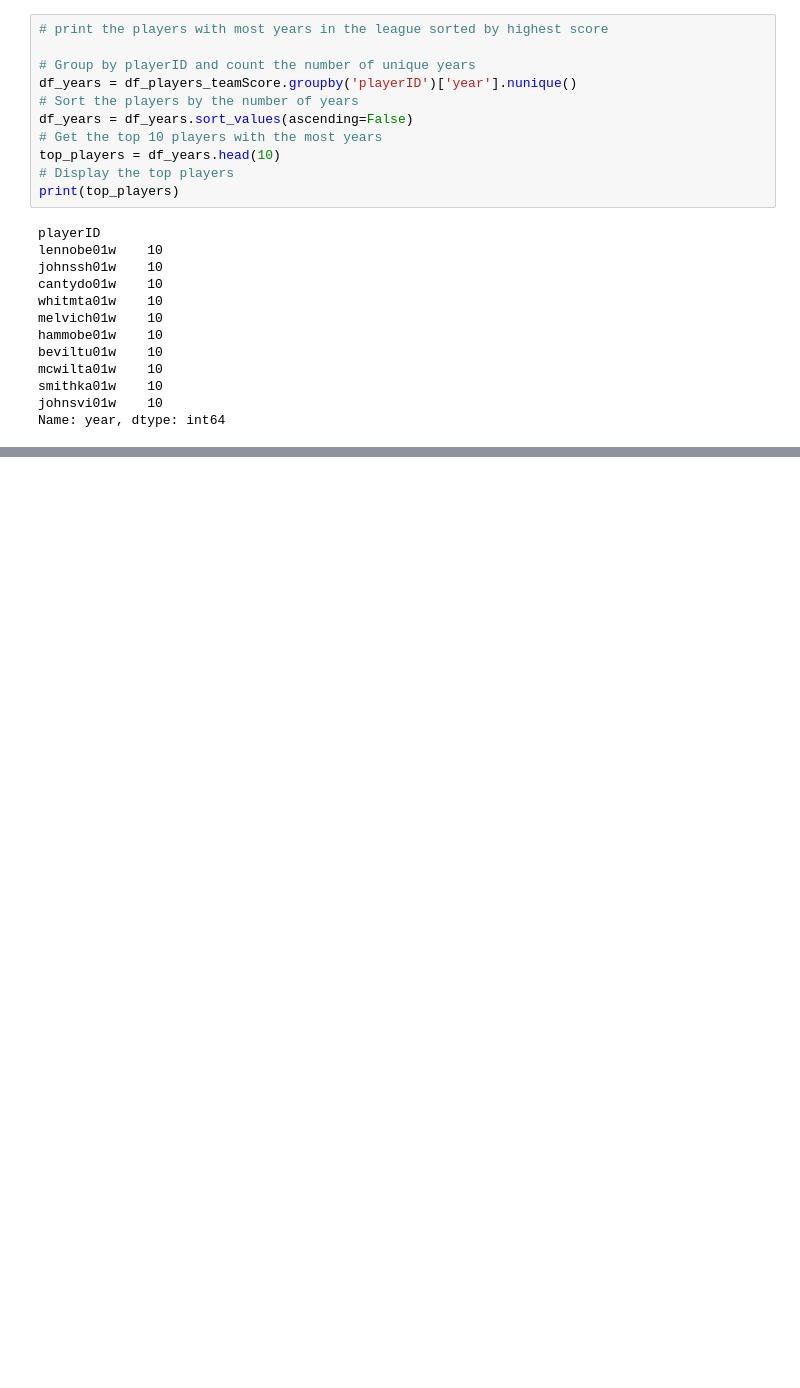
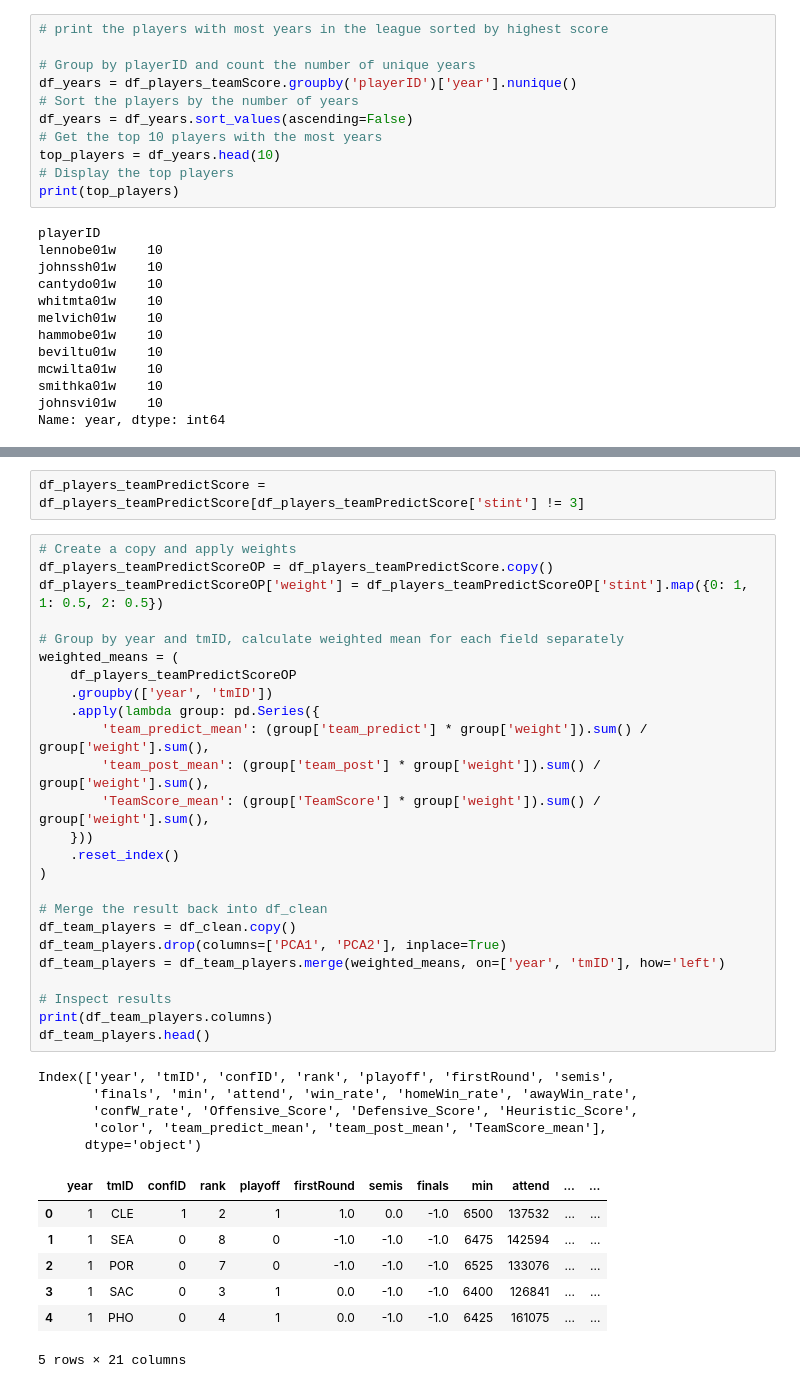
Before and after one commit to marisaazevedo/WNBA_playoffs_qualification_Predictor, a Jupyter notebook: data_treatment.ipynb, the cells around one changed output, grey strips where cells are left out. Cells and saved outputs as stored; diff of their text form; blank space fills up the shorter version.

```diff
--- a/data_treatment.ipynb
+++ b/data_treatment.ipynb
@@ -449,0 +582,40 @@ Name: year, dtype: int64
+# %%
+df_players_teamPredictScore = df_players_teamPredictScore[df_players_teamPredictScore['stint'] != 3]
+# %%
+# Create a copy and apply weights
+df_players_teamPredictScoreOP = df_players_teamPredictScore.copy()
+df_players_teamPredictScoreOP['weight'] = df_players_teamPredictScoreOP['stint'].map({0: 1, 1: 0.5, 2: 0.5})
+
+# Group by year and tmID, calculate weighted mean for each field separately
+weighted_means = (
+    df_players_teamPredictScoreOP
+    .groupby(['year', 'tmID'])
+    .apply(lambda group: pd.Series({
+        'team_predict_mean': (group['team_predict'] * group['weight']).sum() / group['weight'].sum(),
+        'team_post_mean': (group['team_post'] * group['weight']).sum() / group['weight'].sum(),
+        'TeamScore_mean': (group['TeamScore'] * group['weight']).sum() / group['weight'].sum(),
+    }))
+    .reset_index()
+)
+
+# Merge the result back into df_clean
+df_team_players = df_clean.copy()
+df_team_players.drop(columns=['PCA1', 'PCA2'], inplace=True)
+df_team_players = df_team_players.merge(weighted_means, on=['year', 'tmID'], how='left')
+
+# Inspect results
+print(df_team_players.columns)
+df_team_players.head()
+# %% [output]
+Index(['year', 'tmID', 'confID', 'rank', 'playoff', 'firstRound', 'semis',
+       'finals', 'min', 'attend', 'win_rate', 'homeWin_rate', 'awayWin_rate',
+       'confW_rate', 'Offensive_Score', 'Defensive_Score', 'Heuristic_Score',
+       'color', 'team_predict_mean', 'team_post_mean', 'TeamScore_mean'],
+      dtype='object')
+|  | year | tmID | confID | rank | playoff | firstRound | semis | finals | min | attend | ... | ... |
+| 0 | 1 | CLE | 1 | 2 | 1 | 1.0 | 0.0 | -1.0 | 6500 | 137532 | ... | ... |
+| 1 | 1 | SEA | 0 | 8 | 0 | -1.0 | -1.0 | -1.0 | 6475 | 142594 | ... | ... |
+| 2 | 1 | POR | 0 | 7 | 0 | -1.0 | -1.0 | -1.0 | 6525 | 133076 | ... | ... |
+| 3 | 1 | SAC | 0 | 3 | 1 | 0.0 | -1.0 | -1.0 | 6400 | 126841 | ... | ... |
+| 4 | 1 | PHO | 0 | 4 | 1 | 0.0 | -1.0 | -1.0 | 6425 | 161075 | ... | ... |
+5 rows × 21 columns
```
Also changed, not shown: parts of 19 cells of this notebook, 1 other file.
